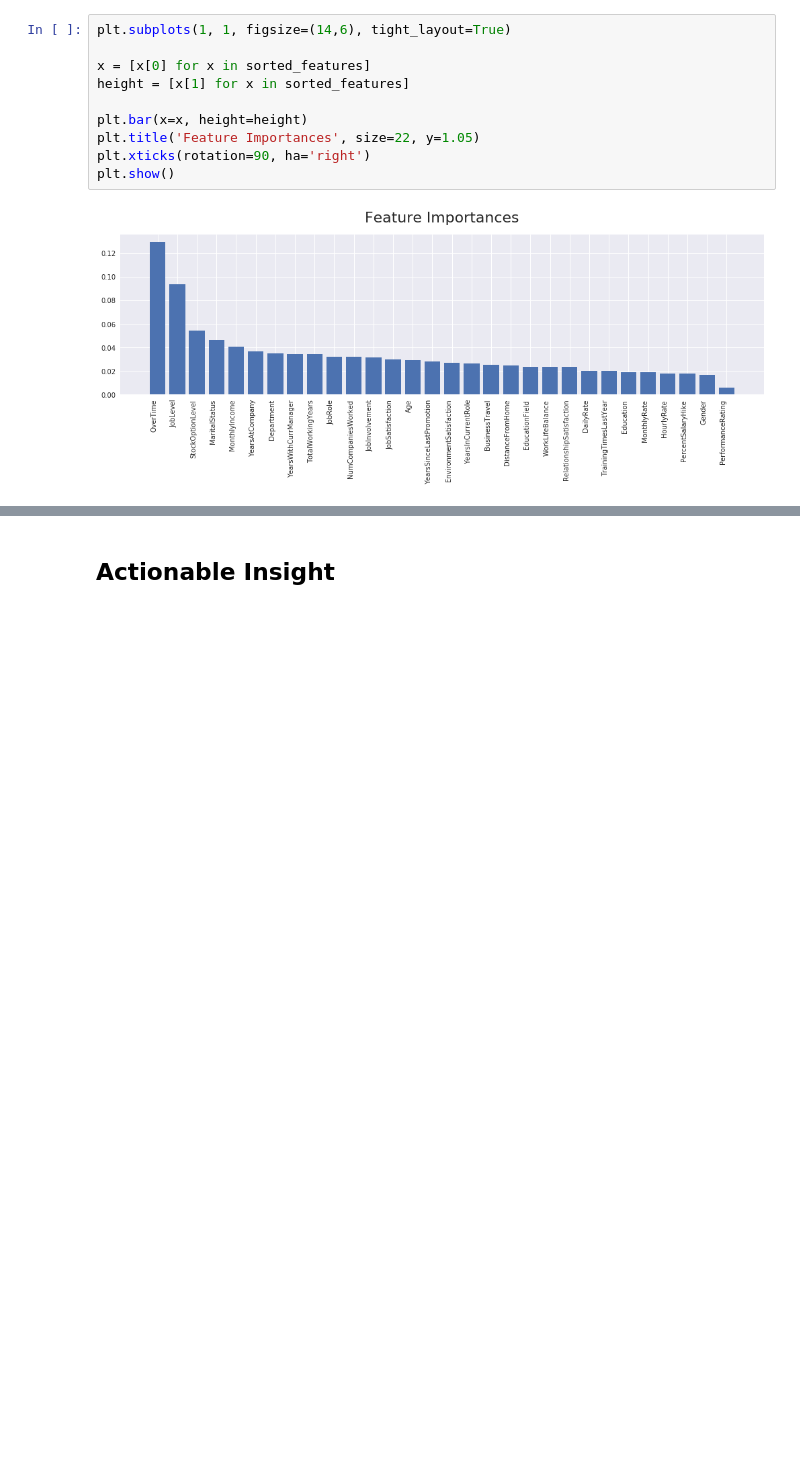
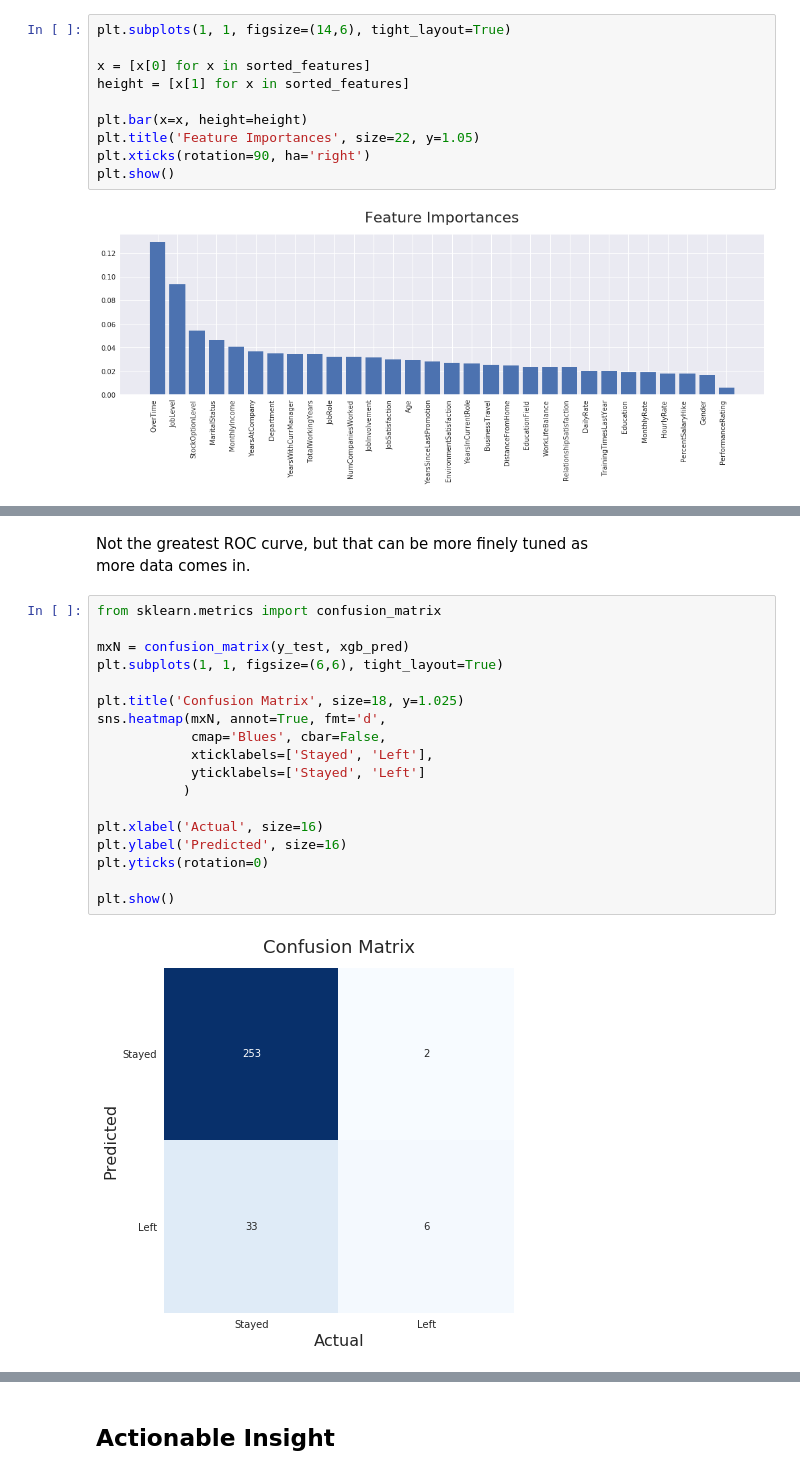
Before and after one commit to malikrb/HumanResourcesDemonstration, a Jupyter notebook: HR_exploration.ipynb, the cells around one changed output, grey strips where cells are left out. Cells and saved outputs as stored; diff of their text form; blank space fills up the shorter version.

```diff
--- a/HR_exploration.ipynb
+++ b/HR_exploration.ipynb
@@ -435,0 +455,23 @@ plt.show()
+# %% [markdown]
+Not the greatest ROC curve, but that can be more finely tuned as
+more data comes in.
+# %%
+from sklearn.metrics import confusion_matrix
+
+mxN = confusion_matrix(y_test, xgb_pred)
+plt.subplots(1, 1, figsize=(6,6), tight_layout=True)
+
+plt.title('Confusion Matrix', size=18, y=1.025)
+sns.heatmap(mxN, annot=True, fmt='d',
+            cmap='Blues', cbar=False,
+            xticklabels=['Stayed', 'Left'],
+            yticklabels=['Stayed', 'Left']
+           )
+
+plt.xlabel('Actual', size=16)
+plt.ylabel('Predicted', size=16)
+plt.yticks(rotation=0)
+
+plt.show()
+# %% [output]
+[figure, added]
```
Also changed, not shown: parts of 7 cells of this notebook.
